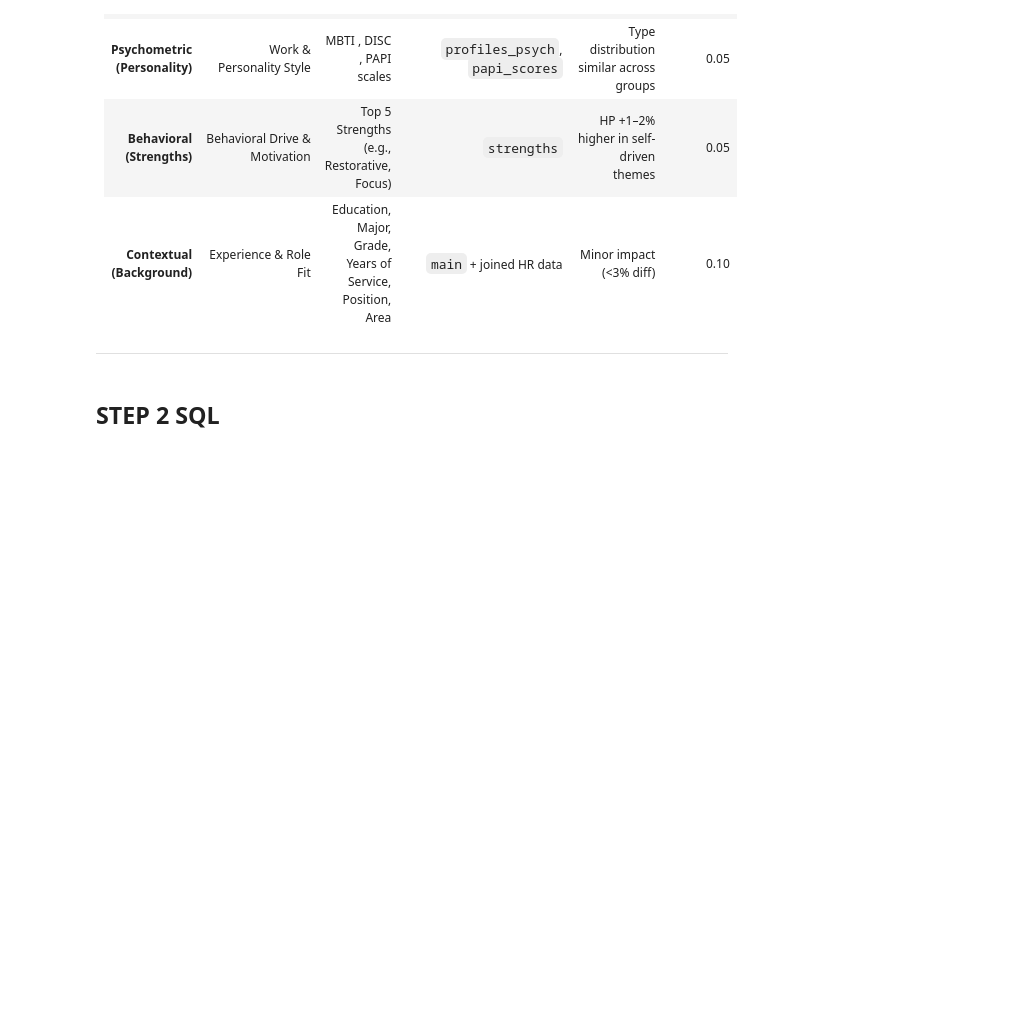
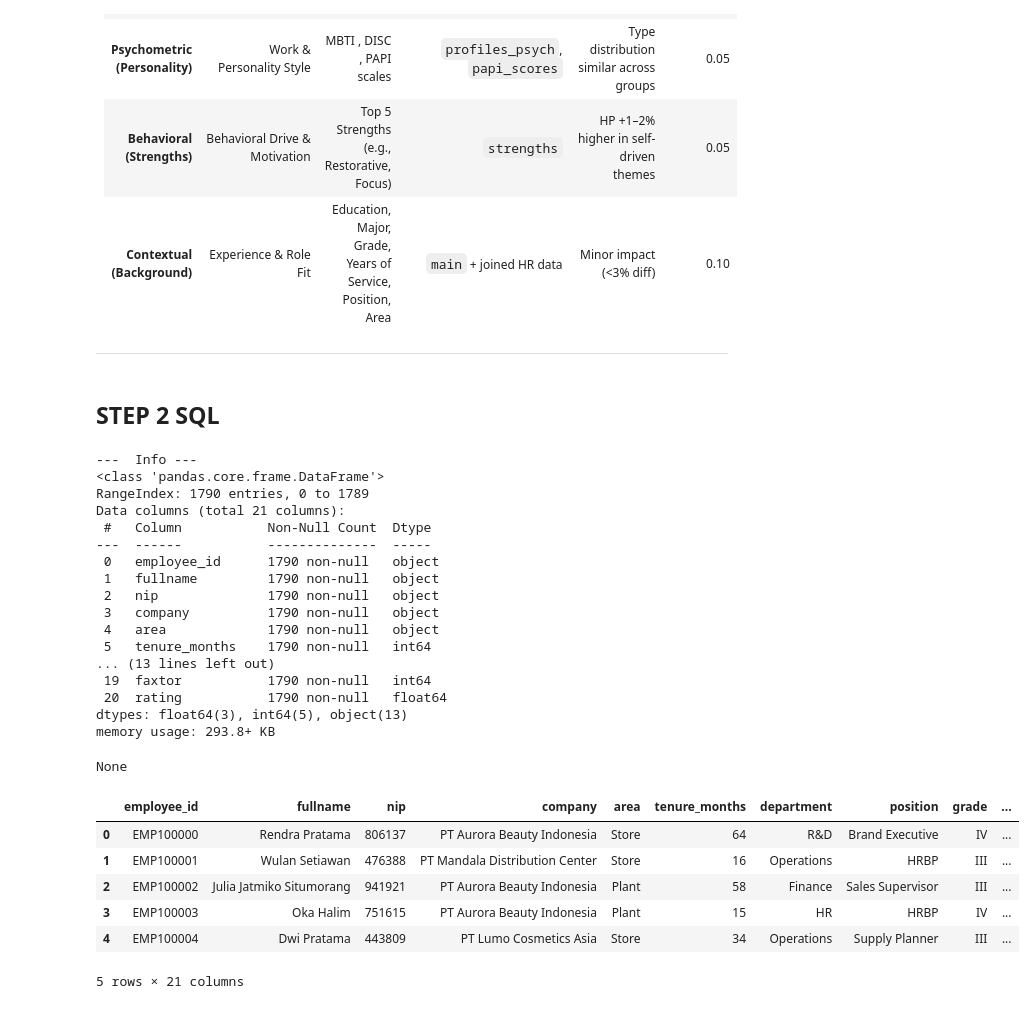
Before and after one commit to fbudimannn/talent-intelligence-system, a Jupyter notebook: 1_analysis/data_exploration.ipynb, the cells around one changed output. Saved outputs shown, nothing was run; the diff lists cells and outputs as text; code cells hidden in the pictures; blank space fills up the shorter version.

```diff
--- a/1_analysis/data_exploration.ipynb
+++ b/1_analysis/data_exploration.ipynb
@@ -3213,36 +3213,62 @@ LEFT JOIN dim_majors as maj
 ON e.major_id = maj.major_id
 
 LEFT JOIN dim_companies as com
-ON com.company_id = com.company_id
+ON e.company_id = com.company_id
 
 LEFT JOIN dim_areas as ar
-ON ar.area_id = ar.area_id
+ON e.area_id = ar.area_id
 
 -- Join psychometric data
 LEFT JOIN profiles_psych as p_psych
 ON e.employee_id = p_psych.employee_id
 
 -- Join our cleaning helper CTEs
 LEFT JOIN cognitive_medians as cog_m
 ON e.department_id = cog_m.department_id
 
 LEFT JOIN mbti_cleaned_typos as  mbti_clean
 ON e.employee_id = mbti_clean.employee_id
 
 CROSS JOIN mbti_mode as mbti_m   -- CROSS JOIN for mode (it's only 1 row)
 
 -- Join performance_yearly data
 LEFT JOIN performance_yearly as py
-ON py.employee_id = py.employee_id
+ON e.employee_id = py.employee_id
 
 WHERE
 py.rating BETWEEN 1 AND 5
 AND
 py.year = 2025
 
 
   """
 
   , engine)
 print("\n---  Info ---")
 display(df_SQL_OUTPUT.info(), df_SQL_OUTPUT.head())
+# %% [output]
+---  Info ---
+<class 'pandas.core.frame.DataFrame'>
+RangeIndex: 1790 entries, 0 to 1789
+Data columns (total 21 columns):
+ #   Column           Non-Null Count  Dtype
+---  ------           --------------  -----
+ 0   employee_id      1790 non-null   object
+ 1   fullname         1790 non-null   object
+ 2   nip              1790 non-null   object
+ 3   company          1790 non-null   object
+ 4   area             1790 non-null   object
+ 5   tenure_months    1790 non-null   int64
+... (13 lines left out)
+ 19  faxtor           1790 non-null   int64
+ 20  rating           1790 non-null   float64
+dtypes: float64(3), int64(5), object(13)
+memory usage: 293.8+ KB
+None
+|  | employee_id | fullname | nip | company | area | tenure_months | department | position | grade | ... |
+| 0 | EMP100000 | Rendra Pratama | 806137 | PT Aurora Beauty Indonesia | Store | 64 | R&D | Brand Executive | IV | ... |
+| 1 | EMP100001 | Wulan Setiawan | 476388 | PT Mandala Distribution Center | Store | 16 | Operations | HRBP | III | ... |
+| 2 | EMP100002 | Julia Jatmiko Situmorang | 941921 | PT Aurora Beauty Indonesia | Plant | 58 | Finance | Sales Supervisor | III | ... |
+| 3 | EMP100003 | Oka Halim | 751615 | PT Aurora Beauty Indonesia | Plant | 15 | HR | HRBP | IV | ... |
+| 4 | EMP100004 | Dwi Pratama | 443809 | PT Lumo Cosmetics Asia | Store | 34 | Operations | Supply Planner | III | ... |
+5 rows × 21 columns
```
